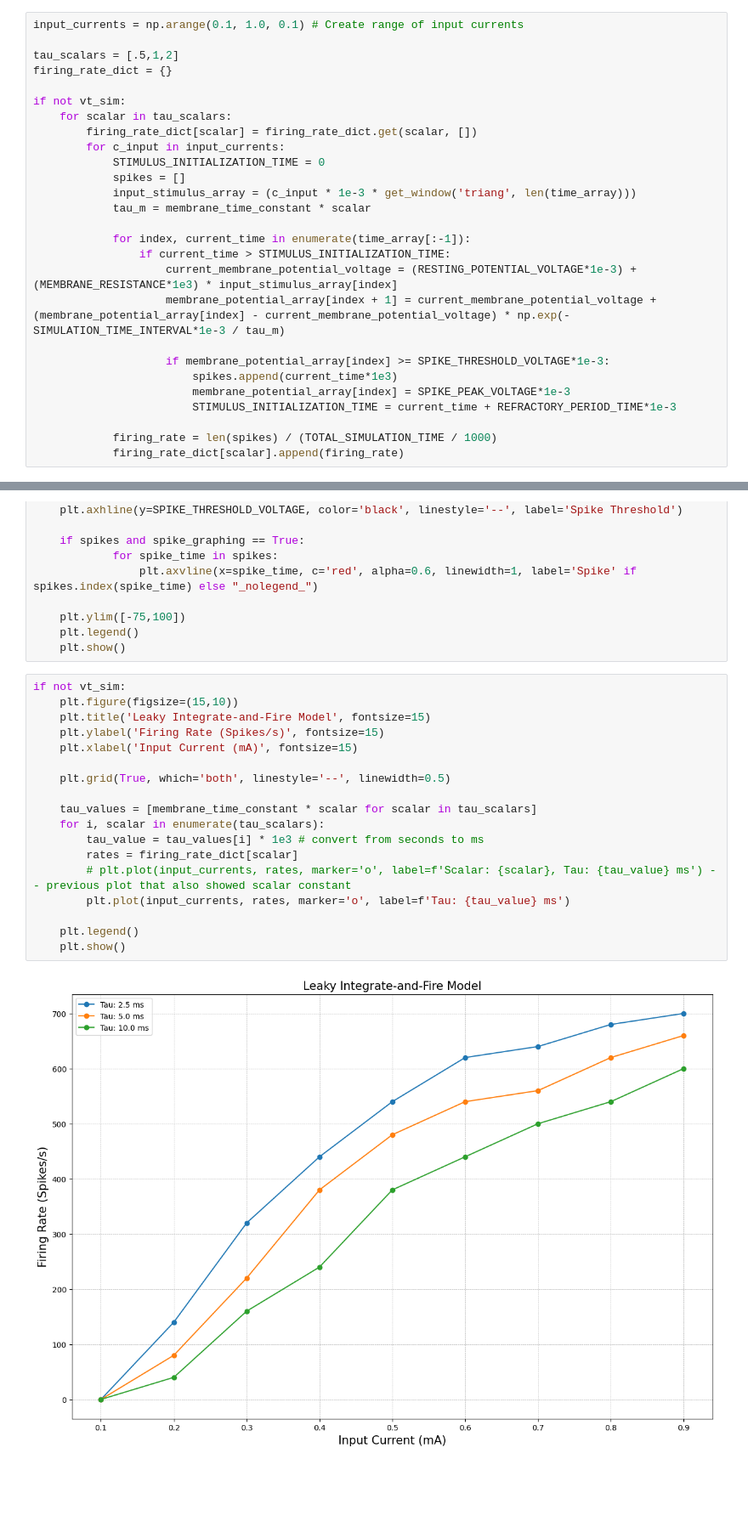
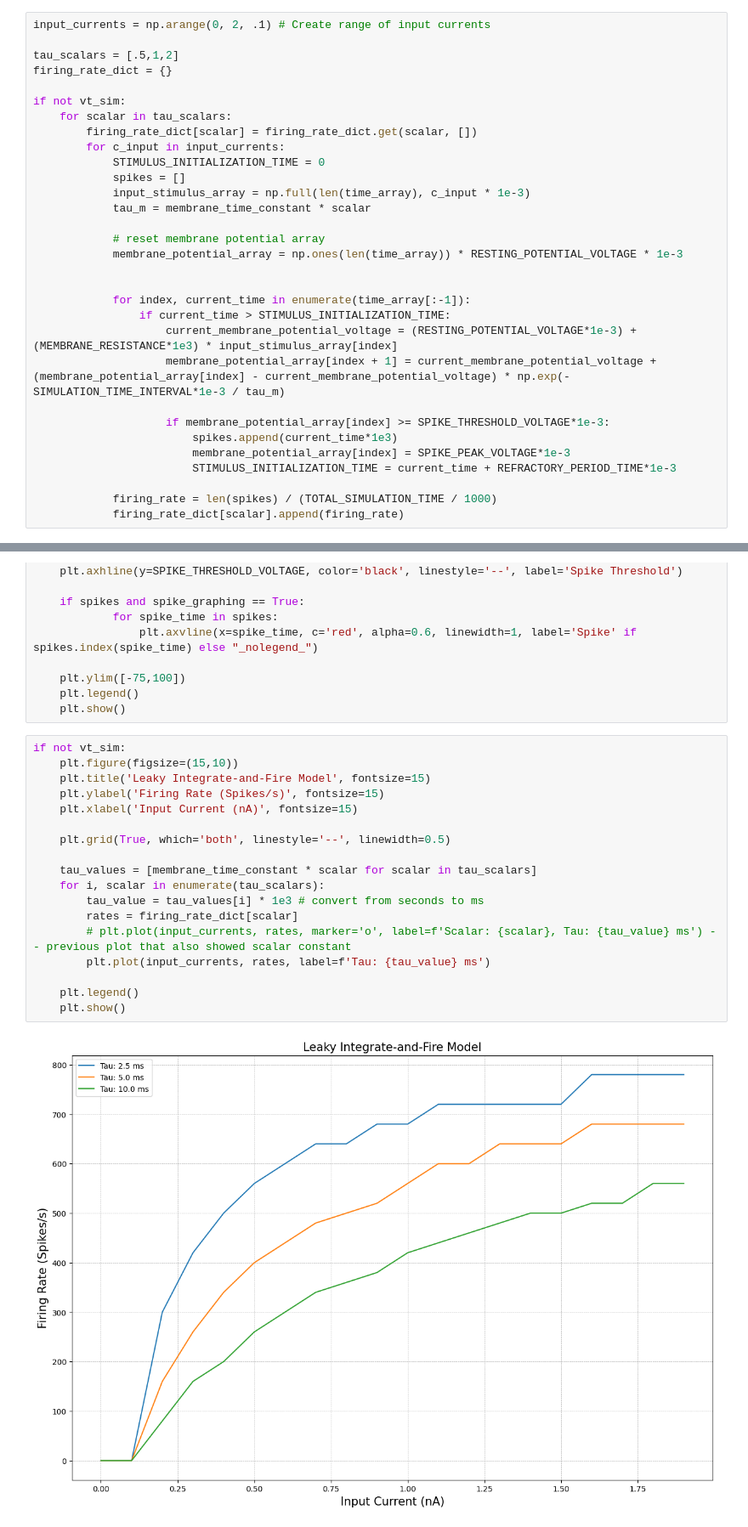
Before and after one commit to availe/CSC-455, a Jupyter notebook: LIF_Model.ipynb, the cells around one changed output, grey strips where cells are left out. Shown at 85% size. Drawn from its saved outputs; the diff is of its cells as text; blank space fills up the shorter version.

```diff
--- a/LIF_Model.ipynb
+++ b/LIF_Model.ipynb
@@ -108,7 +108,7 @@ if vt_sim:
 # %% [markdown]
 Simulation (IF graph):
 # %%
-input_currents = np.arange(0.1, 1.0, 0.1) # Create range of input currents
+input_currents = np.arange(0, 2, .1) # Create range of input currents
 
 tau_scalars = [.5,1,2]
 firing_rate_dict = {}
@@ -119,8 +119,12 @@ if not vt_sim:
         for c_input in input_currents:
             STIMULUS_INITIALIZATION_TIME = 0
             spikes = []
-            input_stimulus_array = (c_input * 1e-3 * get_window('triang', len(time_array)))
+            input_stimulus_array = np.full(len(time_array), c_input * 1e-3)
             tau_m = membrane_time_constant * scalar
+
+            # reset membrane potential array
+            membrane_potential_array = np.ones(len(time_array)) * RESTING_POTENTIAL_VOLTAGE * 1e-3
+
 
             for index, current_time in enumerate(time_array[:-1]):
                 if current_time > STIMULUS_INITIALIZATION_TIME:
@@ -160,20 +164,20 @@ if vt_sim:
 # %%
 if not vt_sim:
     plt.figure(figsize=(15,10))
     plt.title('Leaky Integrate-and-Fire Model', fontsize=15)
     plt.ylabel('Firing Rate (Spikes/s)', fontsize=15)
-    plt.xlabel('Input Current (mA)', fontsize=15)
+    plt.xlabel('Input Current (nA)', fontsize=15)
 
     plt.grid(True, which='both', linestyle='--', linewidth=0.5)
 
     tau_values = [membrane_time_constant * scalar for scalar in tau_scalars]
     for i, scalar in enumerate(tau_scalars):
         tau_value = tau_values[i] * 1e3 # convert from seconds to ms
         rates = firing_rate_dict[scalar]
         # plt.plot(input_currents, rates, marker='o', label=f'Scalar: {scalar}, Tau: {tau_value} ms') -- previous plot that also showed scalar constant
-        plt.plot(input_currents, rates, marker='o', label=f'Tau: {tau_value} ms')
+        plt.plot(input_currents, rates, label=f'Tau: {tau_value} ms')
 
     plt.legend()
     plt.show()
 # %% [output]
-[figure, old version]
+[figure, new version]
```
